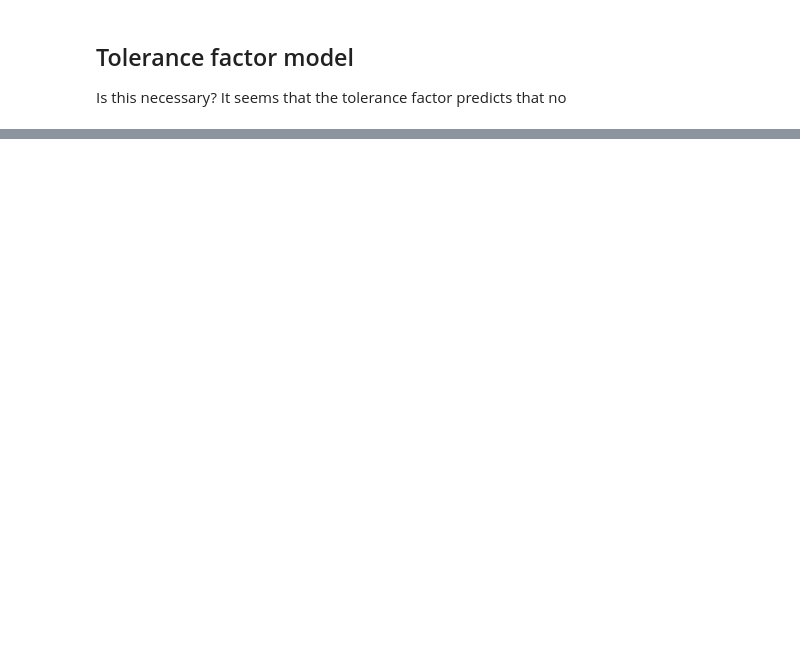
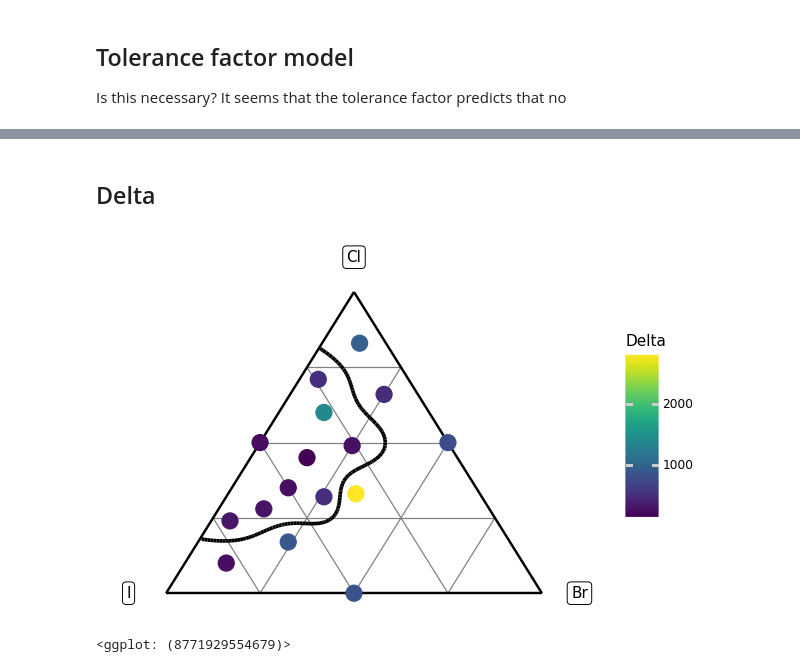
Before and after one commit to belisleb/perovskite-solar, a Jupyter notebook: figures.ipynb, the cells around one changed output, grey strips where cells are left out. Drawn from its saved outputs; the diff is of its cells as text; code cells hidden in the pictures; blank space fills up the shorter version.

Commit message:
vis boundary indicators

```diff
--- a/figures.ipynb
+++ b/figures.ipynb
@@ -407,0 +410,16 @@ Is this necessary? It seems that the tolerance factor predicts that no
+# %%
+df_boundary_raw = pd.read_csv("./XRD_Data/Processed Results.csv")
+
+df_boundary = (
+    df_boundary_raw
+    >> gr.tf_left_join(
+        df_data
+        >> gr.tf_mutate(
+            Cl=gr.round(DF.Cl, decimals=2),
+            I=gr.round(DF.I, decimals=2),
+            Br=gr.round(DF.Br, decimals=2),
+        ),
+        by=["Cl", "I", "Br"],
+    )
+)
+df_boundary
@@ -407,0 +444,49 @@ Is this necessary? It seems that the tolerance factor predicts that no
+# %% [markdown]
+## Delta
+# %%
+p = (
+    df_boundary
+    >> tf_bary()
+
+    >> gr.ggplot(gr.aes("x", "y"))
+    # Guides
+    + gr.geom_segment(
+        data=df_tri_guides,
+        mapping=gr.aes(xend="xend", yend="yend"),
+        color="grey",
+        size=0.5,
+    )
+    + gr.geom_segment(
+        data=df_tri_bounds,
+        mapping=gr.aes(xend="gr.lead(x)", yend="gr.lead(y)"),
+        size=1.0,
+    )
+    + gr.geom_label(
+        data=df_tri_labels,
+        mapping=gr.aes(label="label")
+    )
+    # Fitted contour
+    + gr.geom_segment(
+        data=df_contours
+        >> gr.tf_filter(DF.level == 0.5),
+        mapping=gr.aes(xend="x_end", yend="y_end"),
+        color="black",
+        size=1.5,
+    )
+    # Data
+    + gr.geom_point(
+        gr.aes(color="Delta"),
+        size=6,
+    )
+    # Plot tail
+    + gr.theme_void()
+    + gr.theme(
+        # legend_position="bottom",
+        plot_background=gr.element_rect(fill="white")
+    )
+)
+p.save("./images/ternary-boundary-delta.png")
+p
+# %% [output]
+[figure, added]
+<ggplot: (8771929554679)>
```
Also changed, not shown: parts of 9 cells of this notebook.
